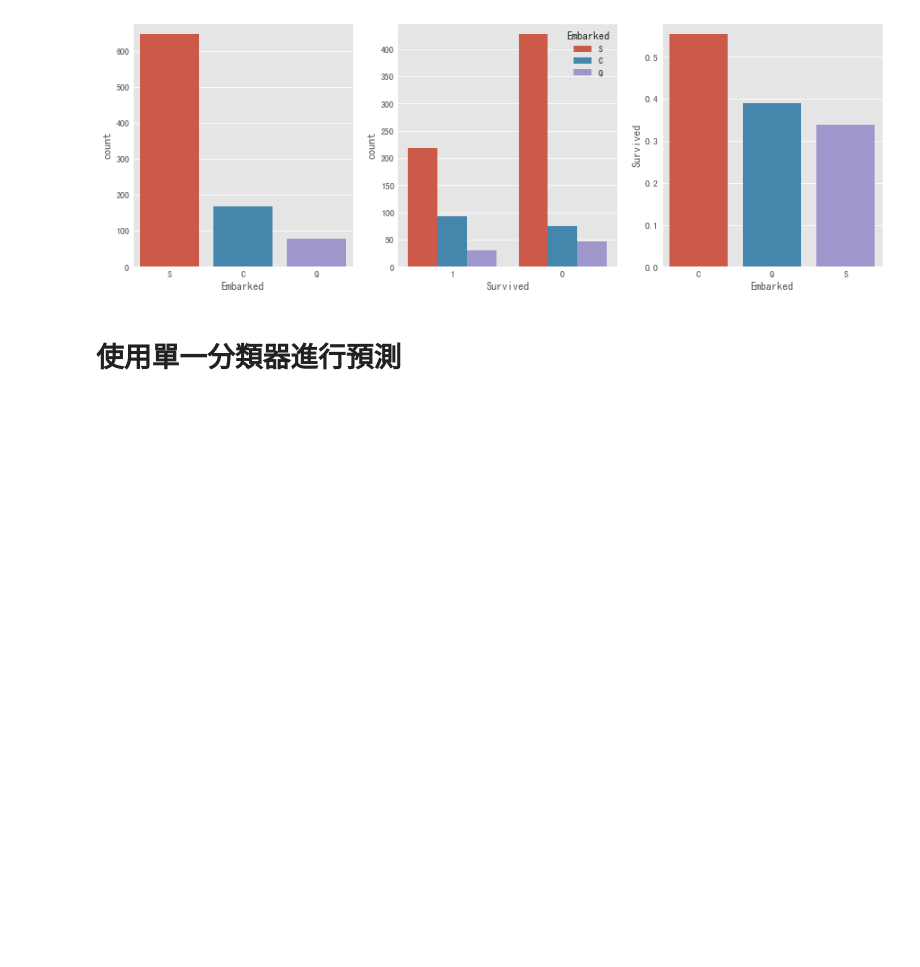
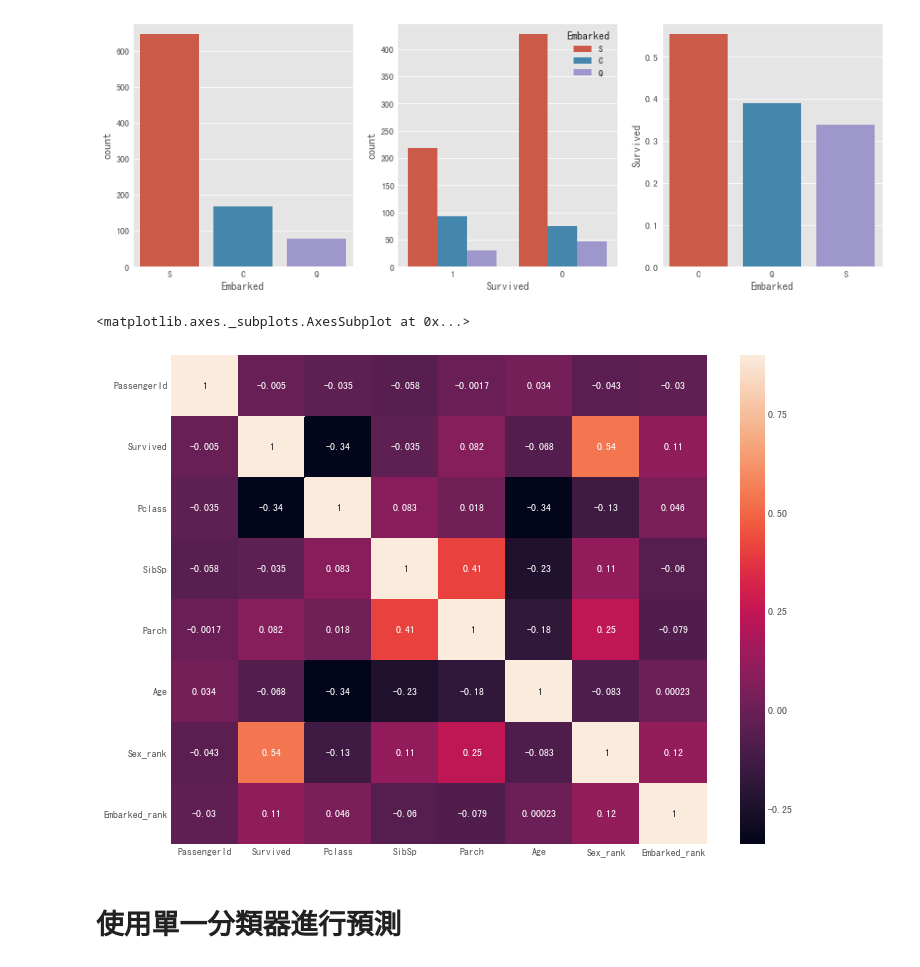
Before and after one commit to annali/Titanic_Kaggle, a Jupyter notebook: titanic analyze.ipynb, the cells around one changed output. Cells and saved outputs as stored; diff of their text form; code cells hidden in the pictures; blank space fills up the shorter version.

```diff
--- a/titanic analyze.ipynb
+++ b/titanic analyze.ipynb
@@ -287,6 +287,13 @@ sns.barplot(x='Embarked', y='Survived', data=embark_perc,ax=axis9)
 # %% [output]
 <matplotlib.axes._subplots.AxesSubplot at 0x...>
 [figure]
+# %%
+corrmat = df_ml.corr()
+plt.subplots(figsize=(12,9))
+sns.heatmap(corrmat, vmax=0.9, annot=True)
+# %% [output]
+<matplotlib.axes._subplots.AxesSubplot at 0x...>
+[figure, added]
 # %%
 from sklearn.model_selection import train_test_split
 
```
Also changed, not shown: parts of 4 cells of this notebook.
